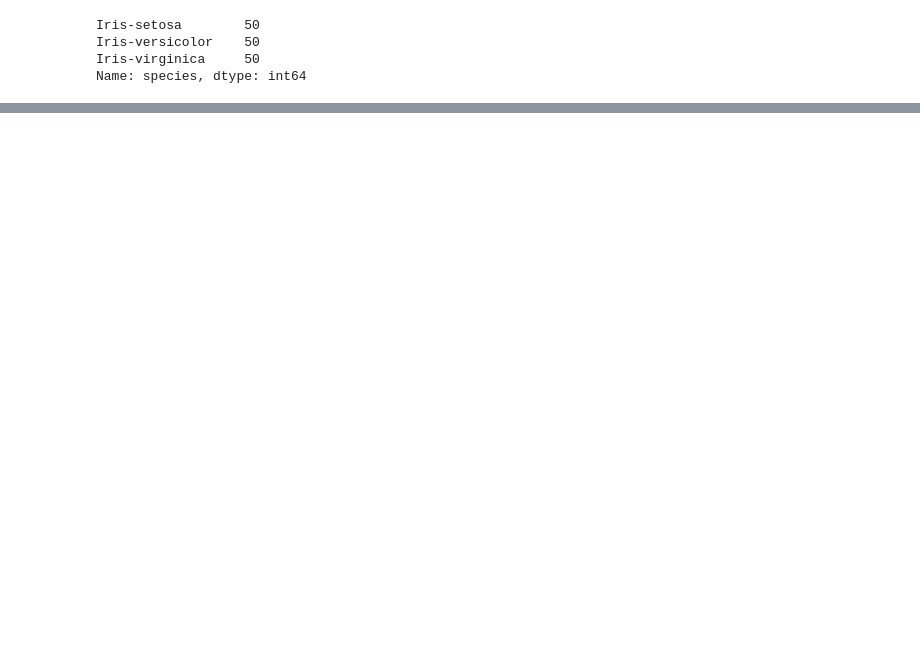
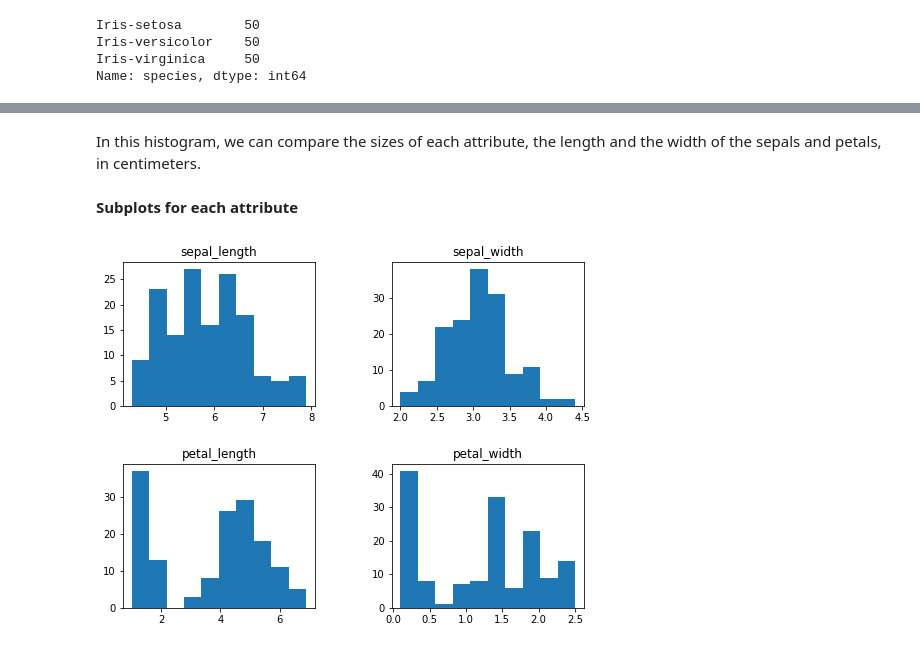
Before and after one commit to LaisColetta/pands_project, a Jupyter notebook: analysis.ipynb, the cells around one changed output, grey strips where cells are left out. Cells and saved outputs as stored; diff of their text form; code cells hidden in the pictures; blank space fills up the shorter version.

```diff
--- a/analysis.ipynb
+++ b/analysis.ipynb
@@ -64,0 +94,24 @@ NameError: name 'cols' is not defined
+# %% [markdown]
+In this histogram, we can compare the sizes of each attribute, the length and the width of the sepals and petals, in centimeters.
+# %% [markdown]
+<b> Subplots for each attribute </b>
+# %%
+fig, ax = plt.subplots(2, 2, figsize=(8, 6))
+ax[0, 0].hist(df['sepal_length'])
+ax[0, 1].hist(df['sepal_width'])
+ax[1, 0].hist(df['petal_length'])
+ax[1, 1].hist(df['petal_width'])
+ax[0, 0].set_title('sepal_length')
+ax[0, 1].set_title('sepal_width')
+ax[1, 0].set_title('petal_length')
+ax[1, 1].set_title('petal_width')
+# set the spacing between subplots
+plt.subplots_adjust(left=0.1,
+                    bottom=0.1,
+                    right=0.9,
+                    top=0.9,
+                    wspace=0.4,
+                    hspace=0.4)
+plt.show()
+# %% [output]
+[figure, added]
```
Also changed, not shown: parts of 20 cells of this notebook.
